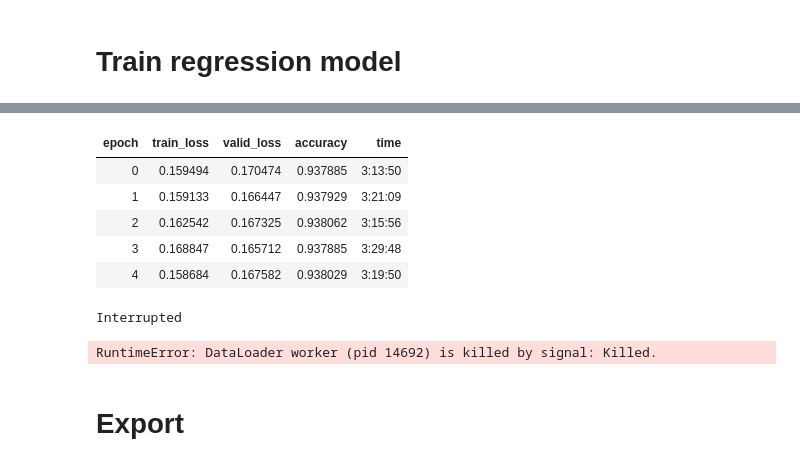
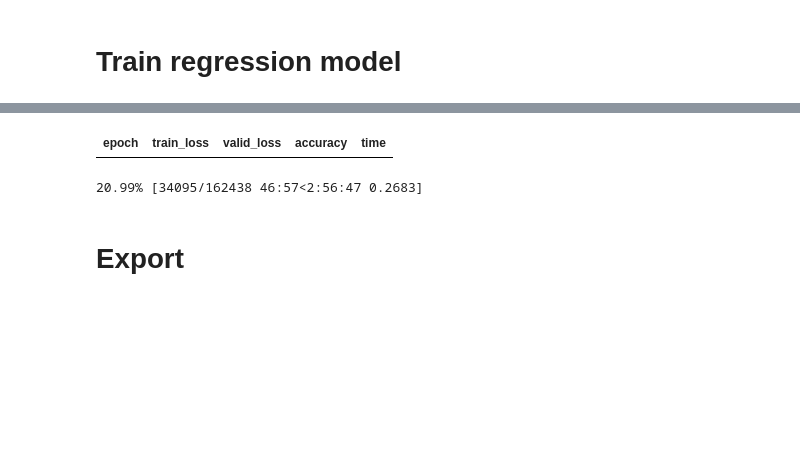
Before and after one commit to Tony-Cheng/Toxicity-Classification, a Jupyter notebook: build_model/train_model.ipynb, the cells around one changed output, grey strips where cells are left out. Cells and saved outputs as stored; diff of their text form; code cells hidden in the pictures; blank space fills up the shorter version.

```diff
--- a/build_model/train_model.ipynb
+++ b/build_model/train_model.ipynb
@@ -101,7 +135,11 @@ learn = text_classifier_learner(data_class, TransformerXL, drop_mult=0.35).to_fp
+# %%
+learn = learn.to_fp16()
+# %%
+learn = learn.to_fp32()
 # %% [markdown]
 # Load and save model
 # %%
-learn.load_encoder('transformerXL_enc')
+learn.load_encoder('awd_enc');
 # %%
-learn = learn.load('transformerXL_class')
+learn = learn.load('awd_class')
 # %%
@@ -126,5 +166,5 @@ learn.freeze_to(-4)
 # %%
 learn.freeze()
 # %%
-learn.fit_one_cycle(7, 1e-7, moms=(0.6,0.50))
+learn.fit_one_cycle(4, 1e-4, moms=(0.8,0.7))
 # %% [output]
@@ -132,11 +172,5 @@ learn.fit_one_cycle(7, 1e-7, moms=(0.6,0.50))
 | epoch | train_loss | valid_loss | accuracy | time |
-| 0 | 0.159494 | 0.170474 | 0.937885 | 3:13:50 |
-| 1 | 0.159133 | 0.166447 | 0.937929 | 3:21:09 |
-| 2 | 0.162542 | 0.167325 | 0.938062 | 3:15:56 |
-| 3 | 0.168847 | 0.165712 | 0.937885 | 3:29:48 |
-| 4 | 0.158684 | 0.167582 | 0.938029 | 3:19:50 |
-Interrupted
+20.99% [34095/162438 46:57<2:56:47 0.2683]
-RuntimeError: DataLoader worker (pid 14692) is killed by signal: Killed.
 # %% [markdown]
 # Export
 # %%
```
Also changed, not shown: parts of 19 cells of this notebook, 1 other file.
